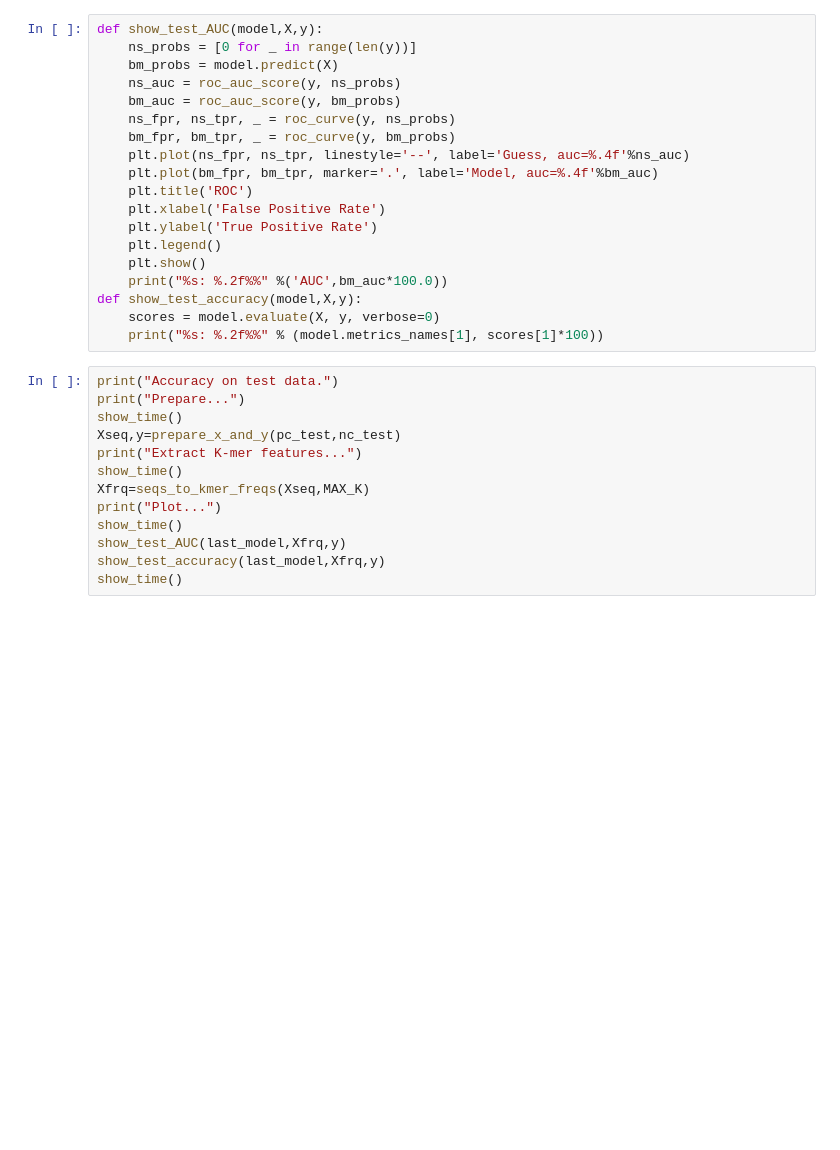
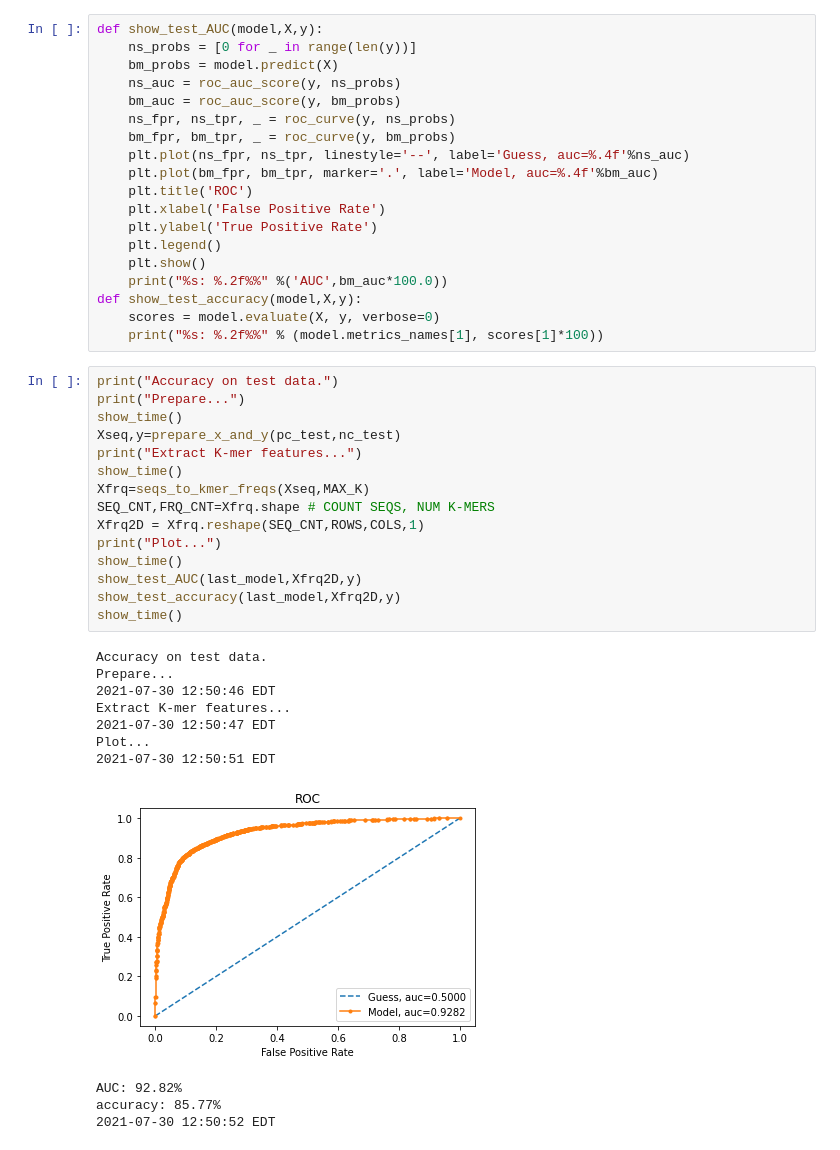
Before and after one commit to ShepherdCode/Soars2021, a Jupyter notebook: Notebooks/Wen_CNN_100.ipynb, the cells around one changed output. Drawn from its saved outputs; the diff is of its cells as text; blank space fills up the shorter version.

```diff
--- a/Notebooks/Wen_CNN_100.ipynb
+++ b/Notebooks/Wen_CNN_100.ipynb
@@ -286,13 +334,27 @@ def show_test_accuracy(model,X,y):
 # %%
 print("Accuracy on test data.")
 print("Prepare...")
 show_time()
 Xseq,y=prepare_x_and_y(pc_test,nc_test)
 print("Extract K-mer features...")
 show_time()
 Xfrq=seqs_to_kmer_freqs(Xseq,MAX_K)
+SEQ_CNT,FRQ_CNT=Xfrq.shape # COUNT SEQS, NUM K-MERS
+Xfrq2D = Xfrq.reshape(SEQ_CNT,ROWS,COLS,1)
 print("Plot...")
 show_time()
-show_test_AUC(last_model,Xfrq,y)
-show_test_accuracy(last_model,Xfrq,y)
+show_test_AUC(last_model,Xfrq2D,y)
+show_test_accuracy(last_model,Xfrq2D,y)
 show_time()
+# %% [output]
+Accuracy on test data.
+Prepare...
+2021-07-30 12:50:46 EDT
+Extract K-mer features...
+2021-07-30 12:50:47 EDT
+Plot...
+2021-07-30 12:50:51 EDT
+[figure, added]
+AUC: 92.82%
+accuracy: 85.77%
+2021-07-30 12:50:52 EDT
```
Also changed, not shown: parts of 10 cells of this notebook.
